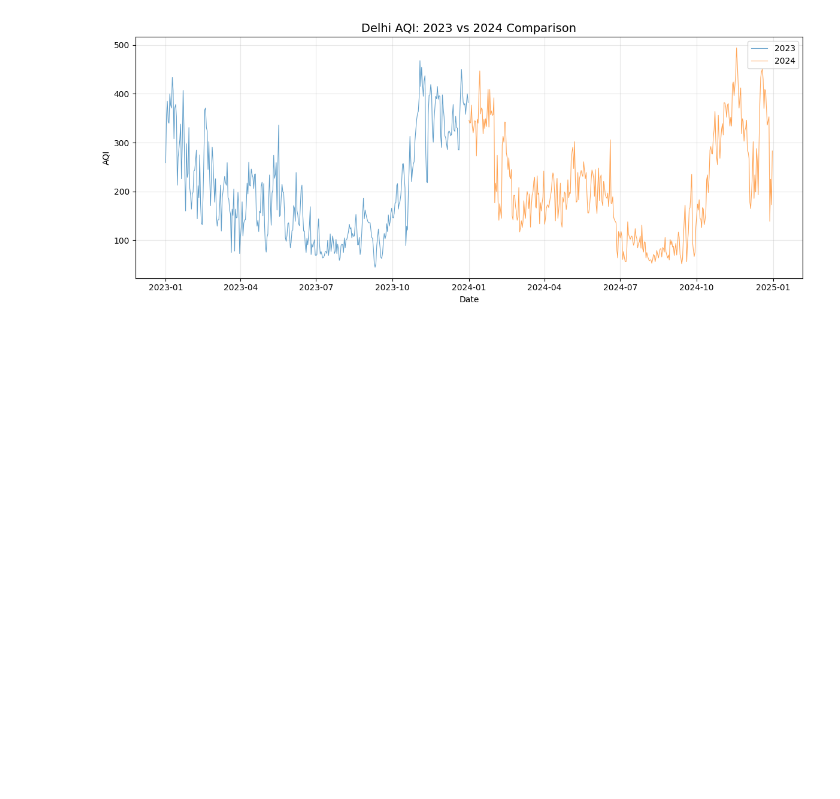
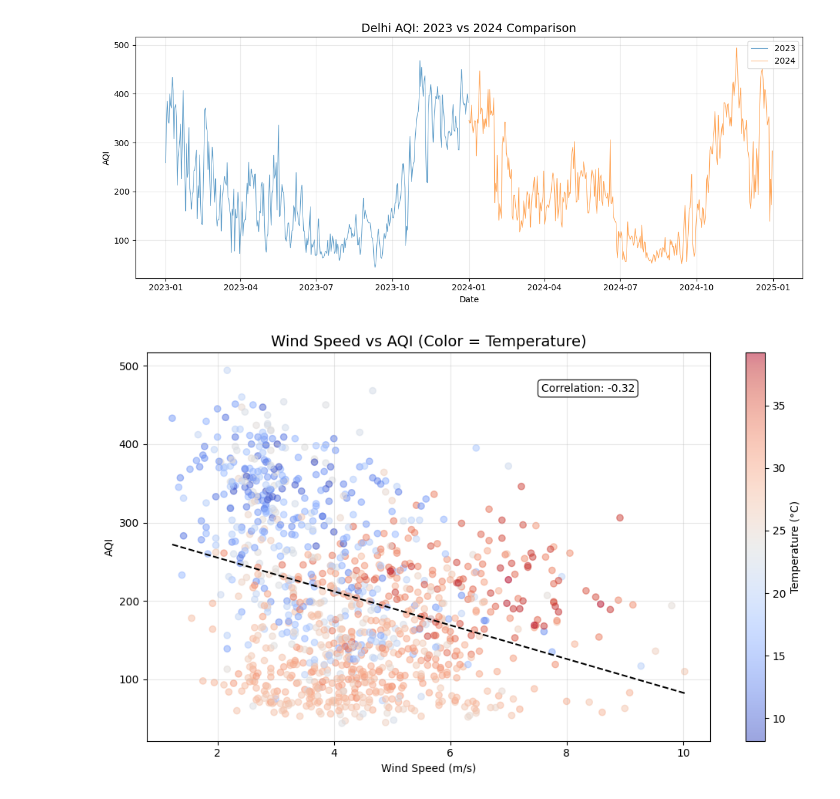
Before and after one commit to Namiiii-sys/Delhi-AQI-Forecast, a Jupyter notebook: notebooks/01_data-exploration.ipynb, the cells around one changed output. Cells and saved outputs as stored; diff of their text form; code cells hidden in the pictures; blank space fills up the shorter version.

Commit message:
2/2 Visualisation Done

```diff
--- a/notebooks/01_data-exploration.ipynb
+++ b/notebooks/01_data-exploration.ipynb
@@ -310,0 +498,6 @@ Saved as 'final_delhi_aqi_weather_merged_final.csv'
+# %%
+# flag them as "high wind events"
+merged['wind_category'] = 'normal'
+merged.loc[merged['wind_speed'] > upper_bound, 'wind_category'] = 'high_wind_event'
+
+print(merged['wind_category'].value_counts())
@@ -434,3 +642,26 @@ plt.tight_layout()
 plt.savefig('../data/outputs/04_2023_vs_2024.png', dpi=300)
 # %% [output]
 [figure]
+# %%
+#Chart 5: Wind vs AQI
+
+plt.figure(figsize=(10, 6))
+plt.scatter(merged['wind_speed'], merged['AQI'], alpha=0.5, c=merged['temperature_2m_mean'], cmap='coolwarm')
+plt.colorbar(label='Temperature (°C)')
+plt.xlabel('Wind Speed (m/s)')
+plt.ylabel('AQI')
+plt.title('Wind Speed vs AQI (Color = Temperature)', fontsize=14)
+
+# Add trend line and correlation
+z = np.polyfit(merged['wind_speed'].dropna(), merged['AQI'].dropna(), 1)
+p = np.poly1d(z)
+plt.plot(sorted(merged['wind_speed'].dropna()), p(sorted(merged['wind_speed'].dropna())), 'k--')
+corr = merged['wind_speed'].corr(merged['AQI'])
+plt.text(0.7, 0.9, f'Correlation: {corr:.2f}', transform=plt.gca().transAxes,
+         bbox=dict(boxstyle="round,pad=0.3", facecolor="white", alpha=0.8))
+
+plt.grid(True, alpha=0.3)
+plt.tight_layout()
+plt.savefig('../data/outputs/05_wind_vs_aqi.png', dpi=300)
+# %% [output]
+[figure, added]
```
Also changed, not shown: parts of 8 cells of this notebook, 1 other file.
